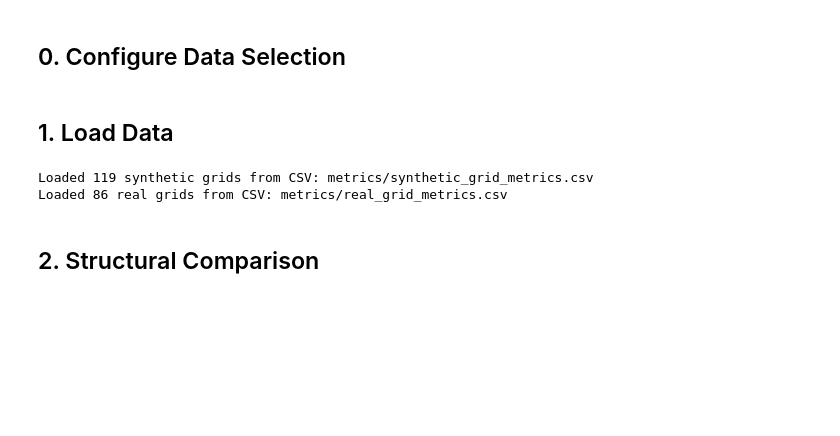
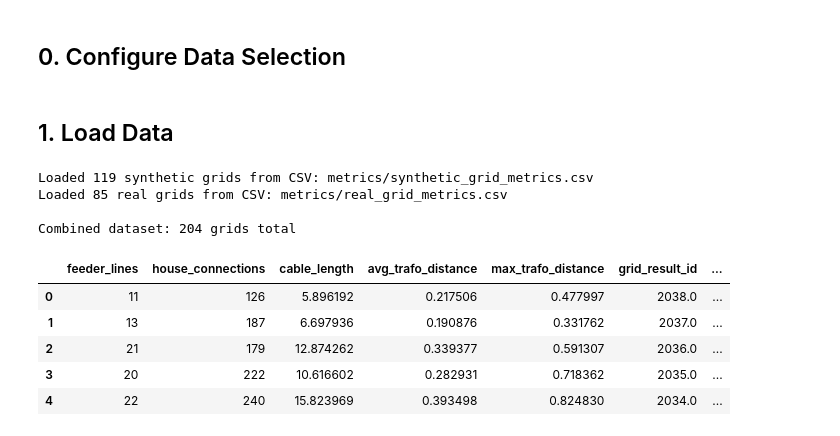
Before and after one commit to pedrocaixeta/pylovo_fork, a Jupyter notebook: validation/grid_comparison/grid_comparison_notebook.ipynb, the cells around one changed output. Saved outputs shown, nothing was run; the diff lists cells and outputs as text; code cells hidden in the pictures; blank space fills up the shorter version.

```diff
--- a/validation/grid_comparison/grid_comparison_notebook.ipynb
+++ b/validation/grid_comparison/grid_comparison_notebook.ipynb
@@ -48,7 +75,6 @@ def resolve_metrics_path(filename: str) -> Path | None:
         Path("..") / "validation" / "metrics" / filename,
         Path("..") / "metrics" / filename,
     ]
-
     for candidate in candidates:
         if candidate.exists():
             return candidate
@@ -59,34 +85,45 @@ synth_csv_path = resolve_metrics_path("synthetic_grid_metrics.csv")
 if synth_csv_path is not None:
     df_synth = pd.read_csv(synth_csv_path)
     print(f"Loaded {len(df_synth)} synthetic grids from CSV: {synth_csv_path}")
 else:
     try:
         with DatabaseClient() as dbc:
             query = "SELECT * FROM grid_parameters"
             df_synth = pd.read_sql(query, dbc.sqla_engine)
             print(f"Loaded {len(df_synth)} synthetic grids from DB.")
     except Exception as e:
         print(f"Error loading synthetic data: {e}")
         df_synth = pd.DataFrame()
 
 if not df_synth.empty:
     df_synth['Type'] = 'Synthetic'
 
 
 real_csv_path = resolve_metrics_path("real_grid_metrics.csv")
 if real_csv_path is not None:
     df_real = pd.read_csv(real_csv_path)
     df_real['Type'] = 'Real'
     print(f"Loaded {len(df_real)} real grids from CSV: {real_csv_path}")
 else:
     print("Real grid metrics CSV not found.")
     df_real = pd.DataFrame()
 
 
 df_all = pd.concat([df_synth, df_real], ignore_index=True)
-# df_all.head()
+
+# Align 'Type' with the library plotting API which expects a 'source' column
+df_all['source'] = df_all['Type']
+
+print(f"\nCombined dataset: {len(df_all)} grids total")
+df_all.head()
 # %% [output]
 Loaded 119 synthetic grids from CSV: metrics/synthetic_grid_metrics.csv
-Loaded 86 real grids from CSV: metrics/real_grid_metrics.csv
+Loaded 85 real grids from CSV: metrics/real_grid_metrics.csv
+
+Combined dataset: 204 grids total
+|  | feeder_lines | house_connections | cable_length | avg_trafo_distance | max_trafo_distance | grid_result_id | ... |
+| 0 | 11 | 126 | 5.896192 | 0.217506 | 0.477997 | 2038.0 | ... |
+| 1 | 13 | 187 | 6.697936 | 0.190876 | 0.331762 | 2037.0 | ... |
+| 2 | 21 | 179 | 12.874262 | 0.339377 | 0.591307 | 2036.0 | ... |
+| 3 | 20 | 222 | 10.616602 | 0.282931 | 0.718362 | 2035.0 | ... |
+| 4 | 22 | 240 | 15.823969 | 0.393498 | 0.824830 | 2034.0 | ... |
-# %% [markdown]
-## 2. Structural Comparison
```
Also changed, not shown: parts of 28 cells of this notebook, 1 other file.
